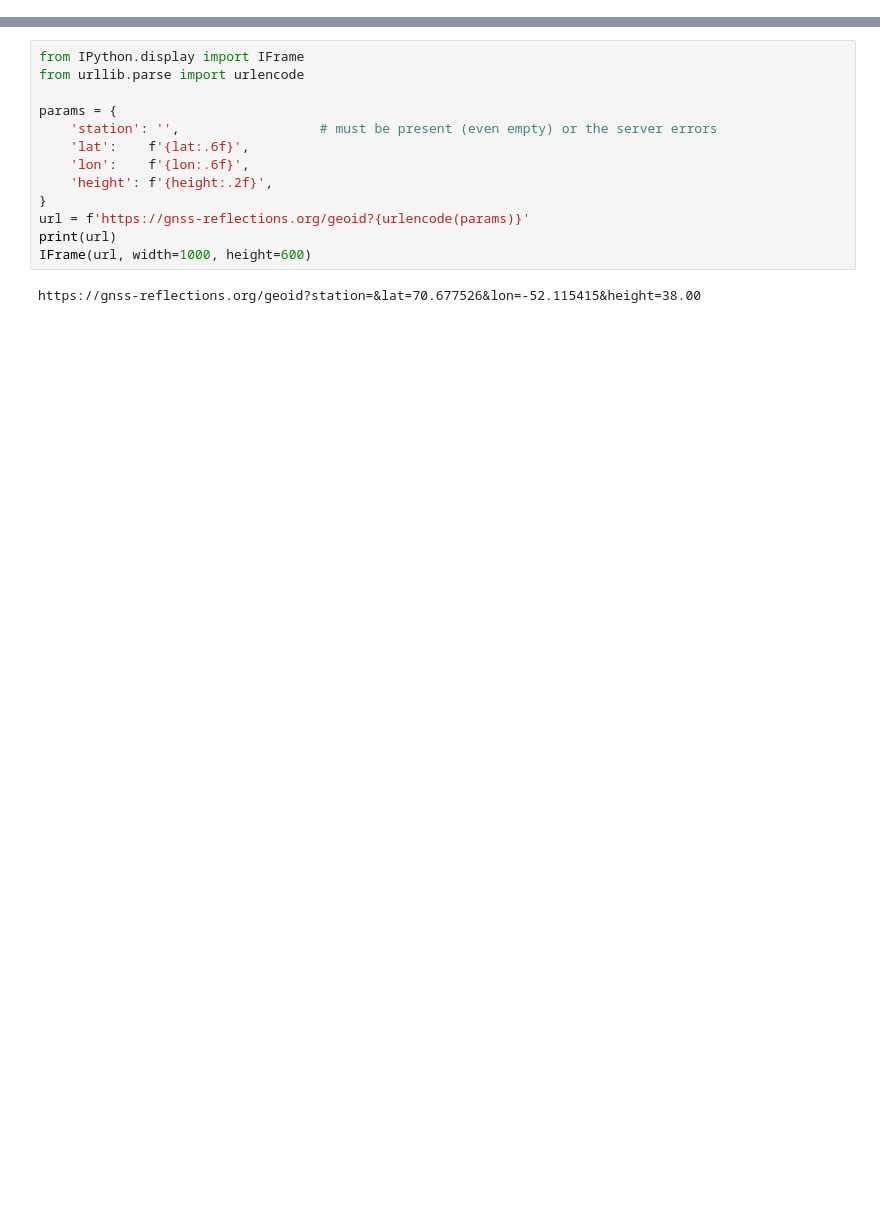
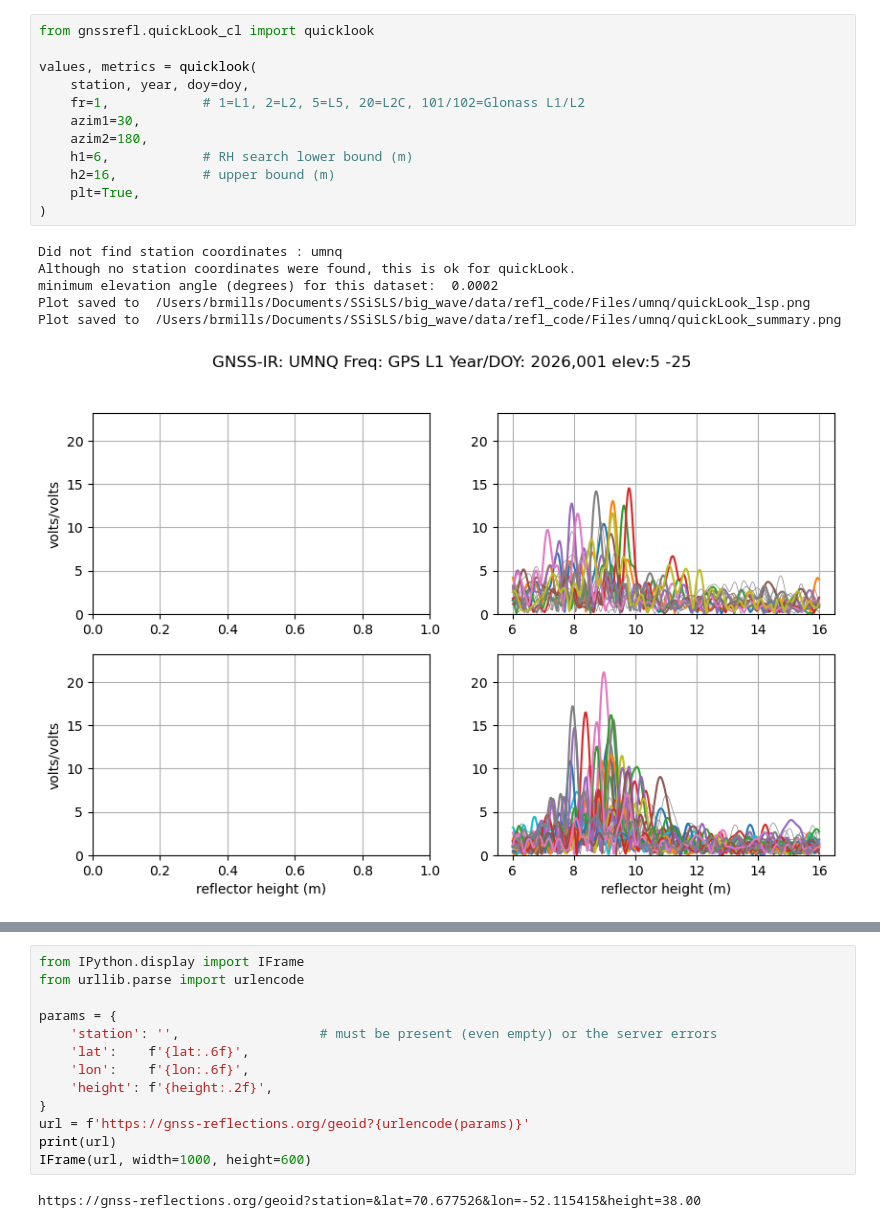
Before and after one commit to brendan-mills/big_wave, a Jupyter notebook: notebooks/umnq_test.ipynb, the cells around one changed output, grey strips where cells are left out. Cells and saved outputs as stored; diff of their text form; blank space fills up the shorter version.

```diff
--- a/notebooks/umnq_test.ipynb
+++ b/notebooks/umnq_test.ipynb
@@ -80,0 +111,19 @@ Plot saved to  /Users/brmills/Documents/SSiSLS/GNSSIR_project/notebooks/Files/um
+# %%
+from gnssrefl.quickLook_cl import quicklook
+
+values, metrics = quicklook(
+    station, year, doy=doy,
+    fr=1,            # 1=L1, 2=L2, 5=L5, 20=L2C, 101/102=Glonass L1/L2
+    azim1=30,
+    azim2=180,
+    h1=6,            # RH search lower bound (m)
+    h2=16,           # upper bound (m)
+    plt=True,
+)
+# %% [output]
+Did not find station coordinates : umnq
+Although no station coordinates were found, this is ok for quickLook.
+minimum elevation angle (degrees) for this dataset:  0.0002
+Plot saved to  /Users/brmills/Documents/SSiSLS/big_wave/data/refl_code/Files/umnq/quickLook_lsp.png
+Plot saved to  /Users/brmills/Documents/SSiSLS/big_wave/data/refl_code/Files/umnq/quickLook_summary.png
+[figure, added]
```
Also changed, not shown: parts of 29 cells of this notebook, 1 other file.
